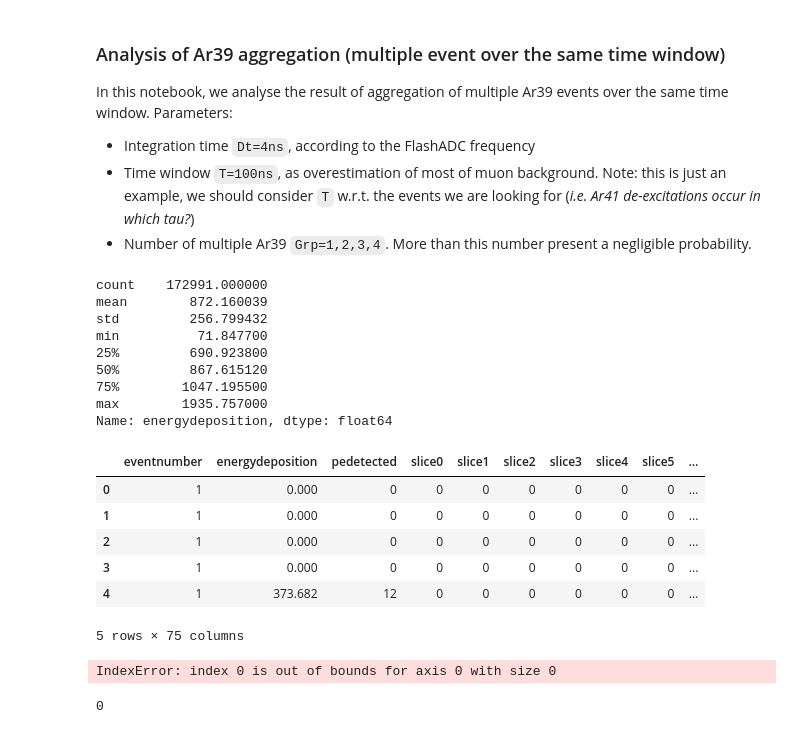
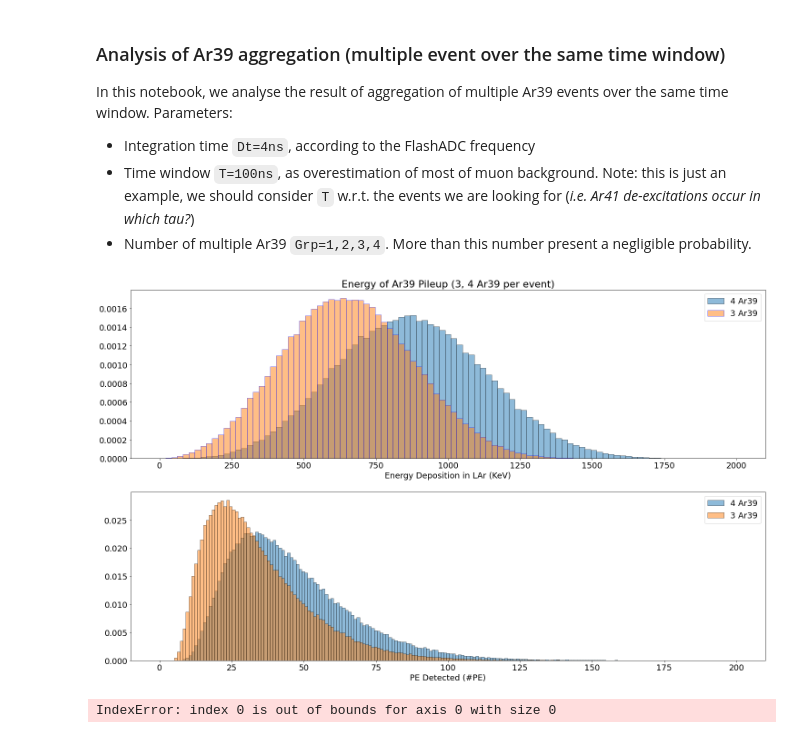
Before and after one commit to luigiberducci/ML4NP, a Jupyter notebook: Notebooks/analysis_aggregated_ar39.ipynb, the cells around one changed output. Saved outputs shown, nothing was run; the diff lists cells and outputs as text; code cells hidden in the pictures.

```diff
--- a/Notebooks/analysis_aggregated_ar39.ipynb
+++ b/Notebooks/analysis_aggregated_ar39.ipynb
@@ -18,37 +18,40 @@ filename = "Ar39_Snapshots_T100_DT4_Grp4_Seed123456789.csv"
 colnames = ["eventnumber", "energydeposition", "pedetected"]
 for i in range(72):
     colnames.append("slice{}".format(i))
-df = pd.read_csv(os.path.join(dirin, filename), comment='#', names=colnames, index_col=False)
+df4 = pd.read_csv(os.path.join(dirin, filename), comment='#', names=colnames, index_col=False)
-# %%
-cum_edeps = df.groupby("eventnumber").energydeposition.sum()
-cum_edeps.describe()
-# %% [output]
-count    172991.000000
-mean        872.160039
-std         256.799432
-min          71.847700
-25%         690.923800
-50%         867.615120
-75%        1047.195500
-max        1935.757000
-Name: energydeposition, dtype: float64
-# %%
-df.head()
-# %% [output]
-|  | eventnumber | energydeposition | pedetected | slice0 | slice1 | slice2 | slice3 | slice4 | slice5 | ... |
-| 0 | 1 | 0.000 | 0 | 0 | 0 | 0 | 0 | 0 | 0 | ... |
-| 1 | 1 | 0.000 | 0 | 0 | 0 | 0 | 0 | 0 | 0 | ... |
-| 2 | 1 | 0.000 | 0 | 0 | 0 | 0 | 0 | 0 | 0 | ... |
-| 3 | 1 | 0.000 | 0 | 0 | 0 | 0 | 0 | 0 | 0 | ... |
-| 4 | 1 | 373.682 | 12 | 0 | 0 | 0 | 0 | 0 | 0 | ... |
-5 rows × 75 columns
+# %%
+# Aggregation of 4 Ar39 decays for each snapshot
+dirin = os.path.join("..", "Development", "Out")
+filename = "Ar39_Snapshots_T100_DT4_Grp3_Seed123456789.csv"
+
+colnames = ["eventnumber", "energydeposition", "pedetected"]
+for i in range(72):
+    colnames.append("slice{}".format(i))
+df3 = pd.read_csv(os.path.join(dirin, filename), comment='#', names=colnames, index_col=False)
+# %%
+groupby_event_df4 = df4.groupby("eventnumber").sum()
+groupby_event_df3 = df3.groupby("eventnumber").sum()
+# %%
+plt.subplot(2,1,1)
+plt.title("Energy of Ar39 Pileup (3, 4 Ar39 per event)")
+bins = np.linspace(0, 2000, 100)
+plt.hist(groupby_event_df4.energydeposition, bins=bins, label="4 Ar39", density=True, edgecolor='k', alpha=0.5)
+plt.hist(groupby_event_df3.energydeposition, bins=bins, label="3 Ar39", density=True, edgecolor='b', alpha=0.5)
+plt.xlabel("Energy Deposition in LAr (KeV)")
+plt.legend()
+
+plt.subplot(2,1,2)
+bins = np.linspace(0, 200, 200)
+plt.hist(groupby_event_df4.pedetected, bins=bins, label="4 Ar39", density=True, edgecolor='k', alpha=0.5)
+plt.hist(groupby_event_df3.pedetected, bins=bins, label="3 Ar39", density=True, edgecolor='k', alpha=0.5)
+plt.xlabel("PE Detected (#PE)")
+plt.legend()
+plt.show()
+# %% [output]
+[figure, added]
 # %%
 #TODO: iterrows, for each row pick min max index of active slice (#ops > 0)
 #then, compute difference between the min of minimums, and max of maximum
 np.nonzero([df.iloc[0, 3:]])[1][0]
 # %% [output]
 IndexError: index 0 is out of bounds for axis 0 with size 0
-# %%
-df.iloc[4, 46]
-# %% [output]
-0
```
Also changed, not shown: parts of 3 cells of this notebook, 3 other files.
